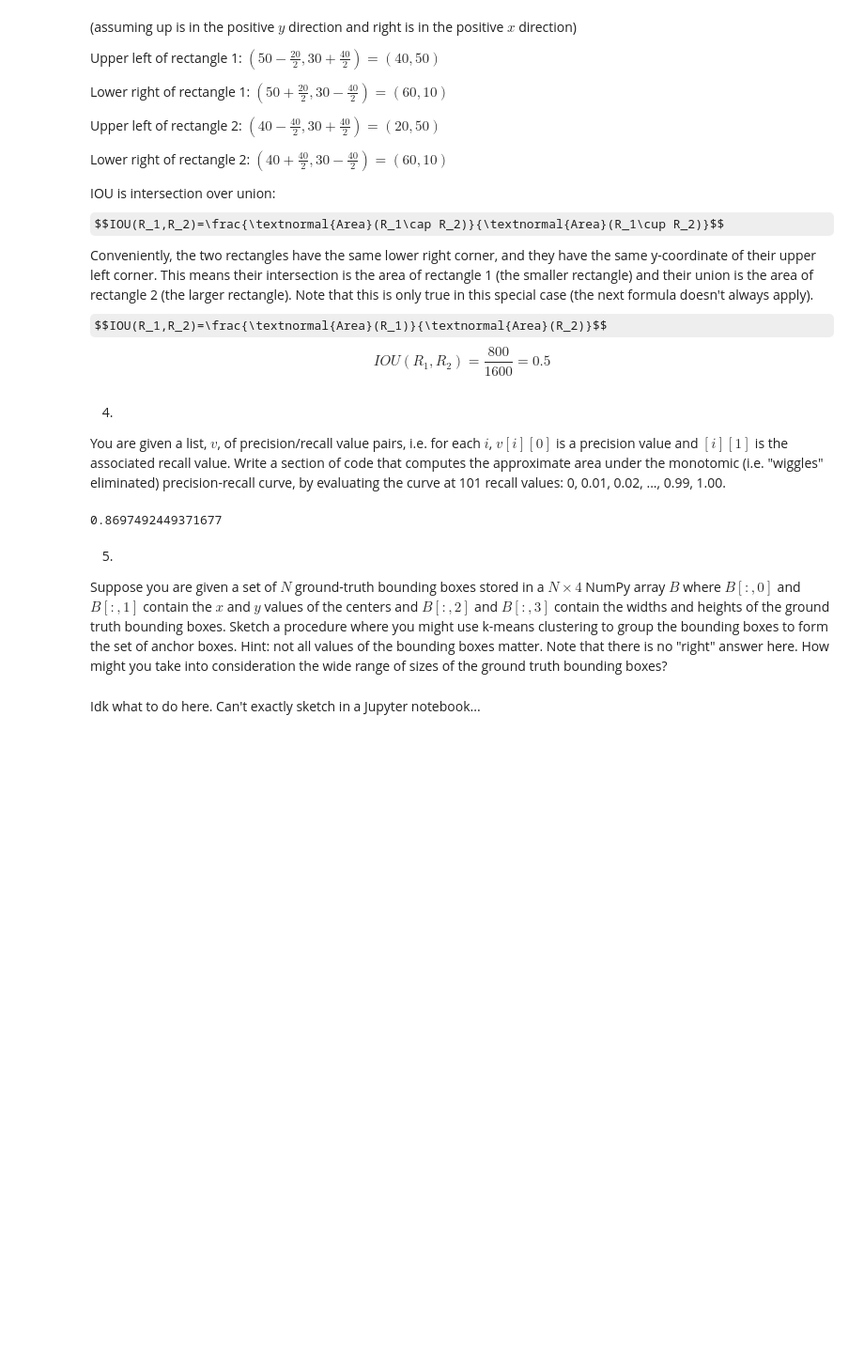
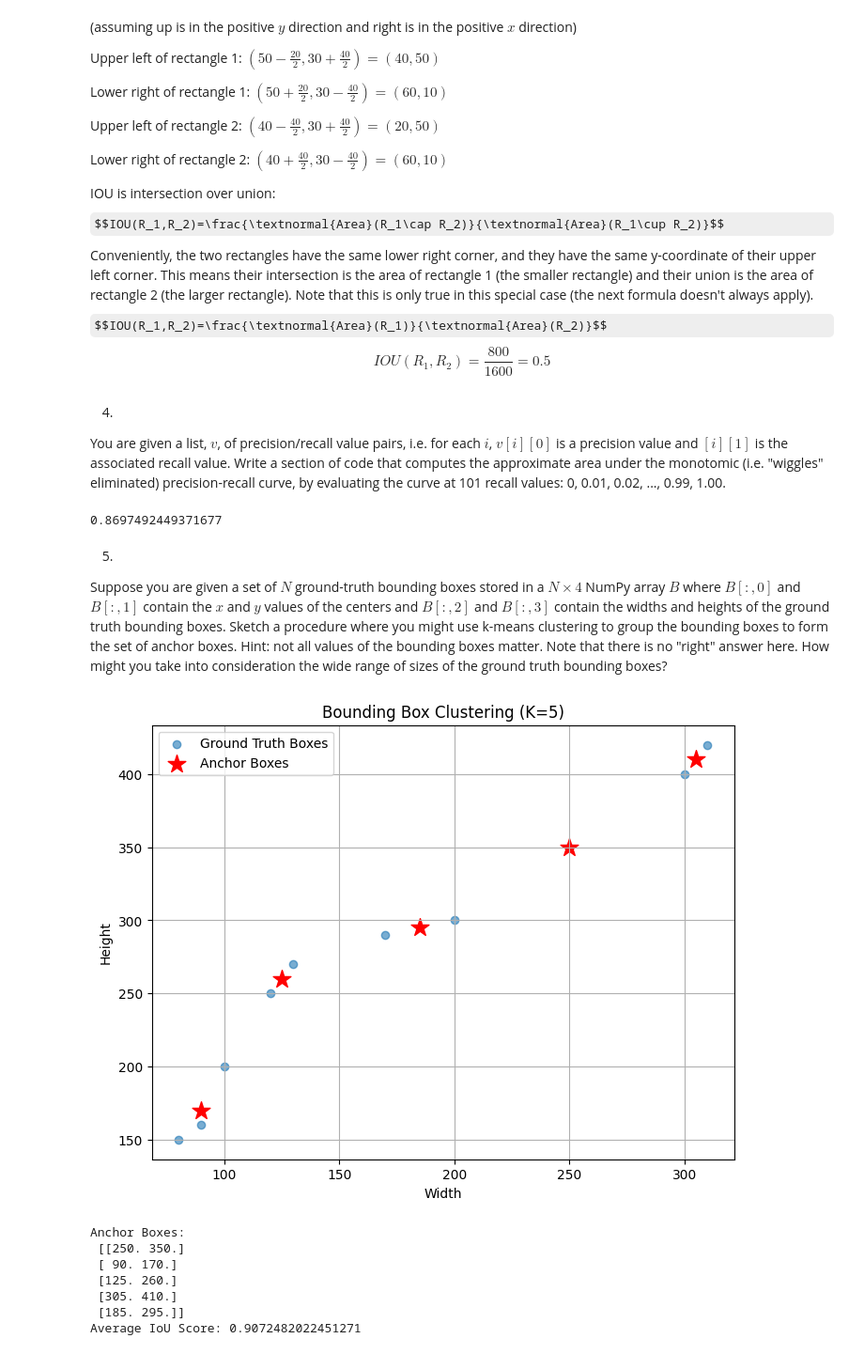
Before and after one commit to andrewkbank/comp-vision-practice, a Jupyter notebook: lecture16-18.ipynb, the cells around one changed output. Shown at 94% size. Drawn from its saved outputs; the diff is of its cells as text; code cells hidden in the pictures; some formulas as TeX source; blank space fills up the shorter version.

```diff
--- a/lecture16-18.ipynb
+++ b/lecture16-18.ipynb
@@ -114,5 +114,68 @@ print(total_area)
 5.
 
 Suppose you are given a set of $N$ ground-truth bounding boxes stored in a $N\times4$ NumPy array $B$ where $B[:,0]$ and $B[:,1]$ contain the $x$ and $y$ values of the centers and $B[:,2]$ and $B[:,3]$ contain the widths and heights of the ground truth bounding boxes. Sketch a procedure where you might use k-means clustering to group the bounding boxes to form the set of anchor boxes. Hint: not all values of the bounding boxes matter. Note that there is no "right" answer here. How might you take into consideration the wide range of sizes of the ground truth bounding boxes?
-# %% [markdown]
-Idk what to do here. Can't exactly sketch in a Jupyter notebook...
+# %%
+"""
+Note that this part doesn't technically need a code section, this was just the easiest way to draw/visualize what this problem wants
+All of this code is unmodified from chatgpt.
+It also looks like all this problem wants is to cluster the bounding boxes by size? I thought it might want to cluster them by location as well...
+"""
+import numpy as np
+import matplotlib.pyplot as plt
+from sklearn.cluster import KMeans
+
+def iou(box, clusters):
+    """ Compute IoU between a box and each cluster center. """
+    x = np.minimum(box[0], clusters[:, 0])
+    y = np.minimum(box[1], clusters[:, 1])
+    intersection = x * y
+    box_area = box[0] * box[1]
+    cluster_area = clusters[:, 0] * clusters[:, 1]
+    iou_vals = intersection / (box_area + cluster_area - intersection)
+    return iou_vals
+
+def avg_iou(boxes, clusters):
+    """ Compute average IoU for all boxes and clusters. """
+    return np.mean([np.max(iou(box, clusters)) for box in boxes])
+
+def kmeans_iou(boxes, k, max_iter=300):
+    """ Perform K-Means clustering using IoU-based distance. """
+    kmeans = KMeans(n_clusters=k, random_state=0, max_iter=max_iter, n_init=10)
+    kmeans.fit(boxes)
+    return kmeans.cluster_centers_, avg_iou(boxes, kmeans.cluster_centers_)
+
+# Example: Ground-truth bounding boxes (width, height)
+gt_boxes = np.array([
+    [100, 200], [120, 250], [300, 400], [80, 150], [200, 300],
+    [250, 350], [130, 270], [90, 160], [170, 290], [310, 420]
+])
+
+# Choose number of clusters (K)
+K = 5
+
+# Run K-Means clustering
+anchor_boxes, avg_iou_score = kmeans_iou(gt_boxes, K)
+
+# Plot results
+plt.figure(figsize=(8, 6))
+plt.scatter(gt_boxes[:, 0], gt_boxes[:, 1], label="Ground Truth Boxes", alpha=0.6)
+plt.scatter(anchor_boxes[:, 0], anchor_boxes[:, 1], marker='*', s=200, color='red', label="Anchor Boxes")
+
+plt.xlabel("Width")
+plt.ylabel("Height")
+plt.title(f"Bounding Box Clustering (K={K})")
+plt.legend()
+plt.grid(True)
+plt.show()
+
+print("Anchor Boxes:\n", anchor_boxes)
+print("Average IoU Score:", avg_iou_score)
+# %% [output]
+[figure, added]
+Anchor Boxes:
+ [[250. 350.]
+ [ 90. 170.]
+ [125. 260.]
+ [305. 410.]
+ [185. 295.]]
+Average IoU Score: 0.9072482022451271
```
Also changed, not shown: parts of 6 cells of this notebook.
